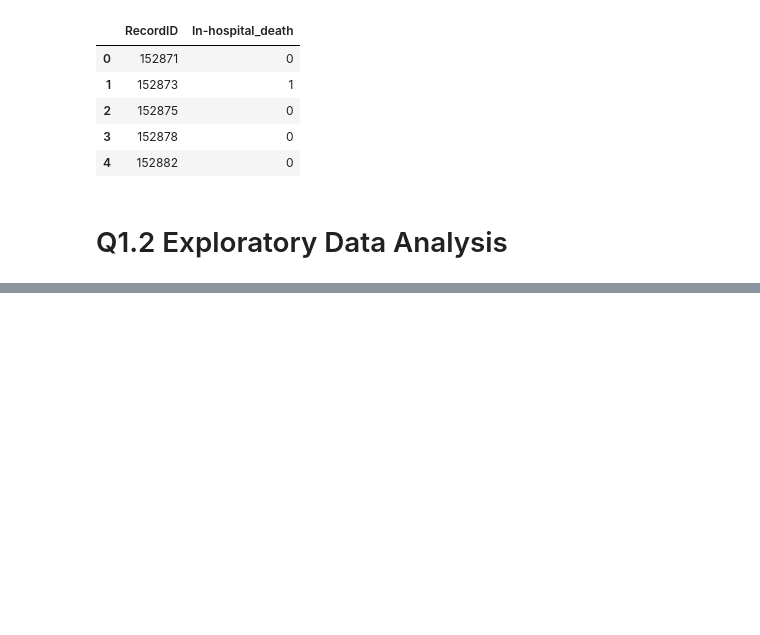
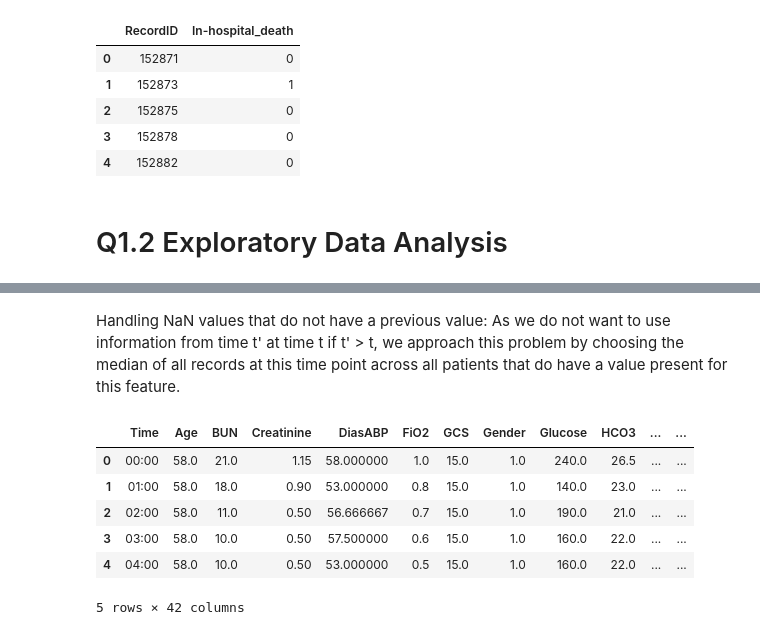
Before and after one commit to yannikc/ML4H_project1, a Jupyter notebook: q1_data_processing_exploration.ipynb, the cells around one changed output, grey strips where cells are left out. Drawn from its saved outputs; the diff is of its cells as text; code cells hidden in the pictures; blank space fills up the shorter version.

Commit message:
filling NaN without previous values

```diff
--- a/q1_data_processing_exploration.ipynb
+++ b/q1_data_processing_exploration.ipynb
@@ -108,0 +209,18 @@ df_labels.head()
+# %% [markdown]
+Handling NaN values that do not have a previous value: As we do not want to use information from time t' at time t if t' > t, we approach this problem by choosing the median of all records at this time point across all patients that do have a value present for this feature.
+# %%
+# Loading datasets and performing forward filling (do this once for each of the processed datasets)
+df = pd.read_parquet('processed-data/processed-set-c.parquet')
+imputed_df = df.groupby("RecordID").ffill()
+imputed_df = imputed_df.fillna(df.groupby("Time").transform('median'))
+imputed_df.to_parquet('imputed-data/imputed-set-c.parquet', index=False)
+# %%
+imputed_df.head()
+# %% [output]
+|  | Time | Age | BUN | Creatinine | DiasABP | FiO2 | GCS | Gender | Glucose | HCO3 | ... | ... |
+| 0 | 00:00 | 58.0 | 21.0 | 1.15 | 58.000000 | 1.0 | 15.0 | 1.0 | 240.0 | 26.5 | ... | ... |
+| 1 | 01:00 | 58.0 | 18.0 | 0.90 | 53.000000 | 0.8 | 15.0 | 1.0 | 140.0 | 23.0 | ... | ... |
+| 2 | 02:00 | 58.0 | 11.0 | 0.50 | 56.666667 | 0.7 | 15.0 | 1.0 | 190.0 | 21.0 | ... | ... |
+| 3 | 03:00 | 58.0 | 10.0 | 0.50 | 57.500000 | 0.6 | 15.0 | 1.0 | 160.0 | 22.0 | ... | ... |
+| 4 | 04:00 | 58.0 | 10.0 | 0.50 | 53.000000 | 0.5 | 15.0 | 1.0 | 160.0 | 22.0 | ... | ... |
+5 rows × 42 columns
```
Also changed, not shown: parts of 11 cells of this notebook, 3 other files.
